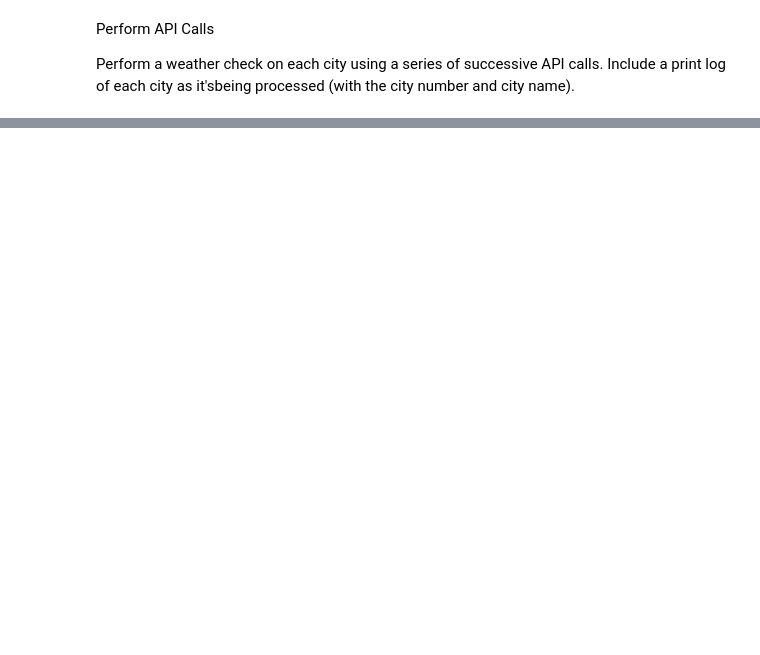
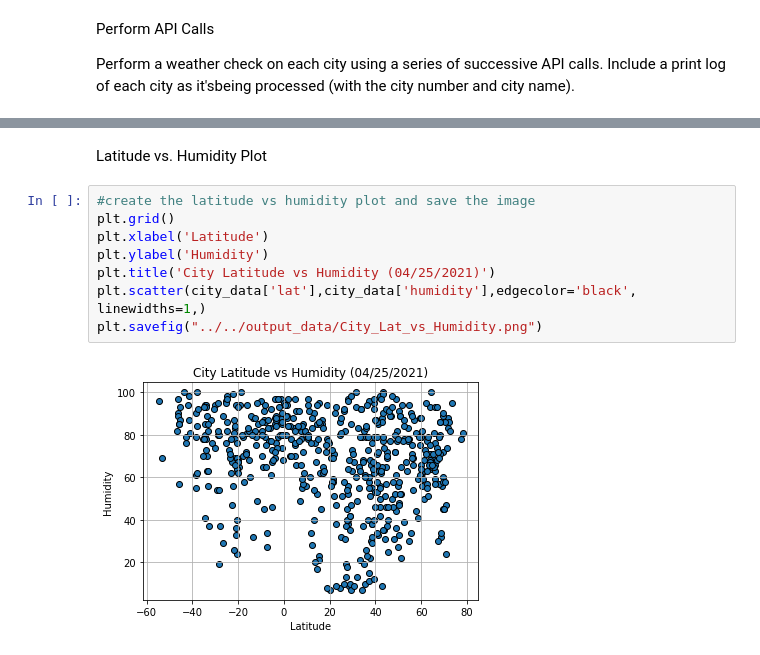
Before and after one commit to cmoore187/python-api-challenge, a Jupyter notebook: output_data/WeatherPy/WeatherPy.ipynb, the cells around one changed output, grey strips where cells are left out. Cells and saved outputs as stored; diff of their text form; blank space fills up the shorter version.

```diff
--- a/output_data/WeatherPy/WeatherPy.ipynb
+++ b/output_data/WeatherPy/WeatherPy.ipynb
@@ -125,0 +187,12 @@ ConnectionError: HTTPSConnectionPool(host='api.openweathermap.org', port=443): M
+# %% [markdown]
+ Latitude vs. Humidity Plot
+# %%
+#create the latitude vs humidity plot and save the image
+plt.grid()
+plt.xlabel('Latitude')
+plt.ylabel('Humidity')
+plt.title('City Latitude vs Humidity (04/25/2021)')
+plt.scatter(city_data['lat'],city_data['humidity'],edgecolor='black', linewidths=1,)
+plt.savefig("../../output_data/City_Lat_vs_Humidity.png")
+# %% [output]
+[figure, added]
```
Also changed, not shown: parts of 33 cells of this notebook, 14 other files.
